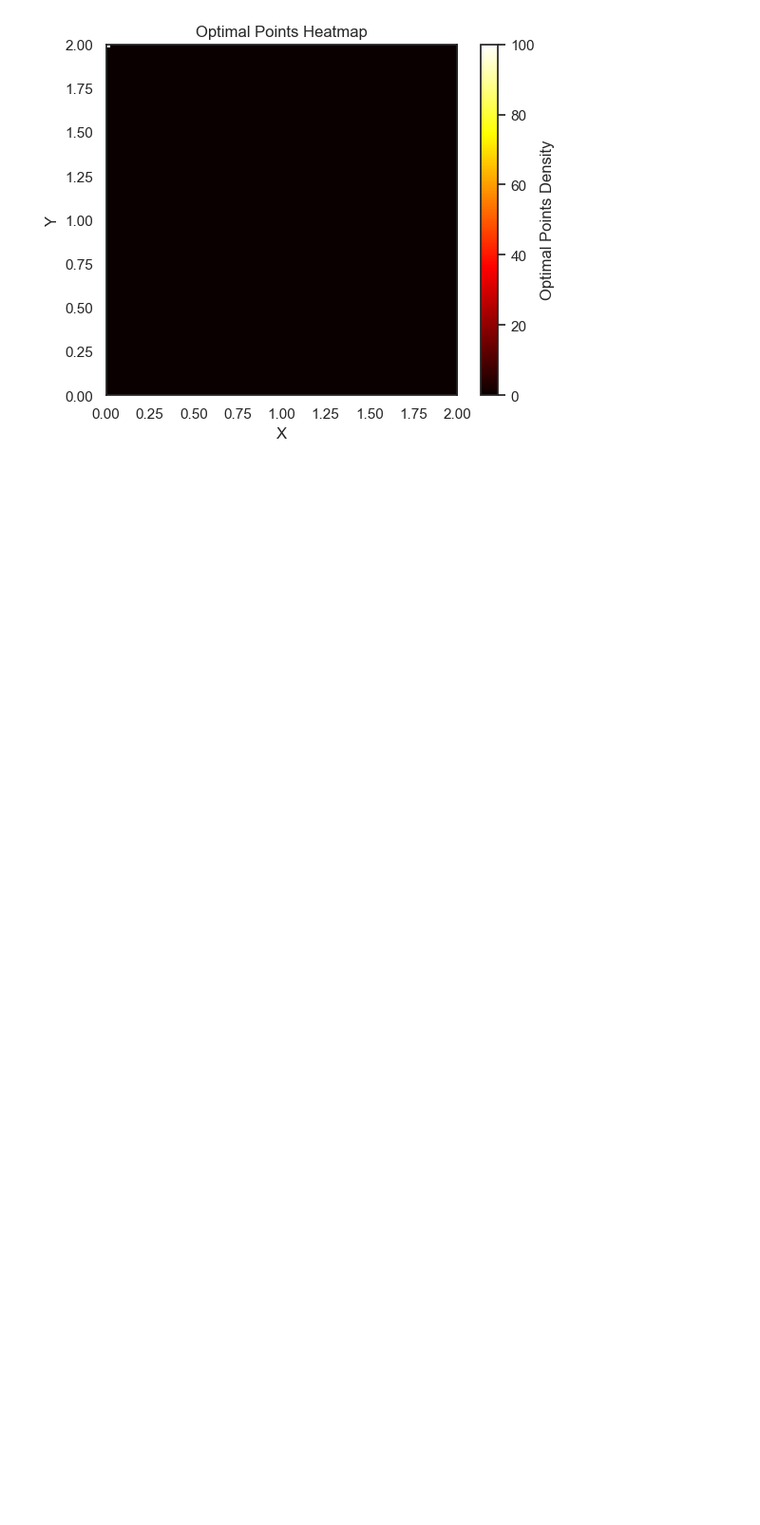
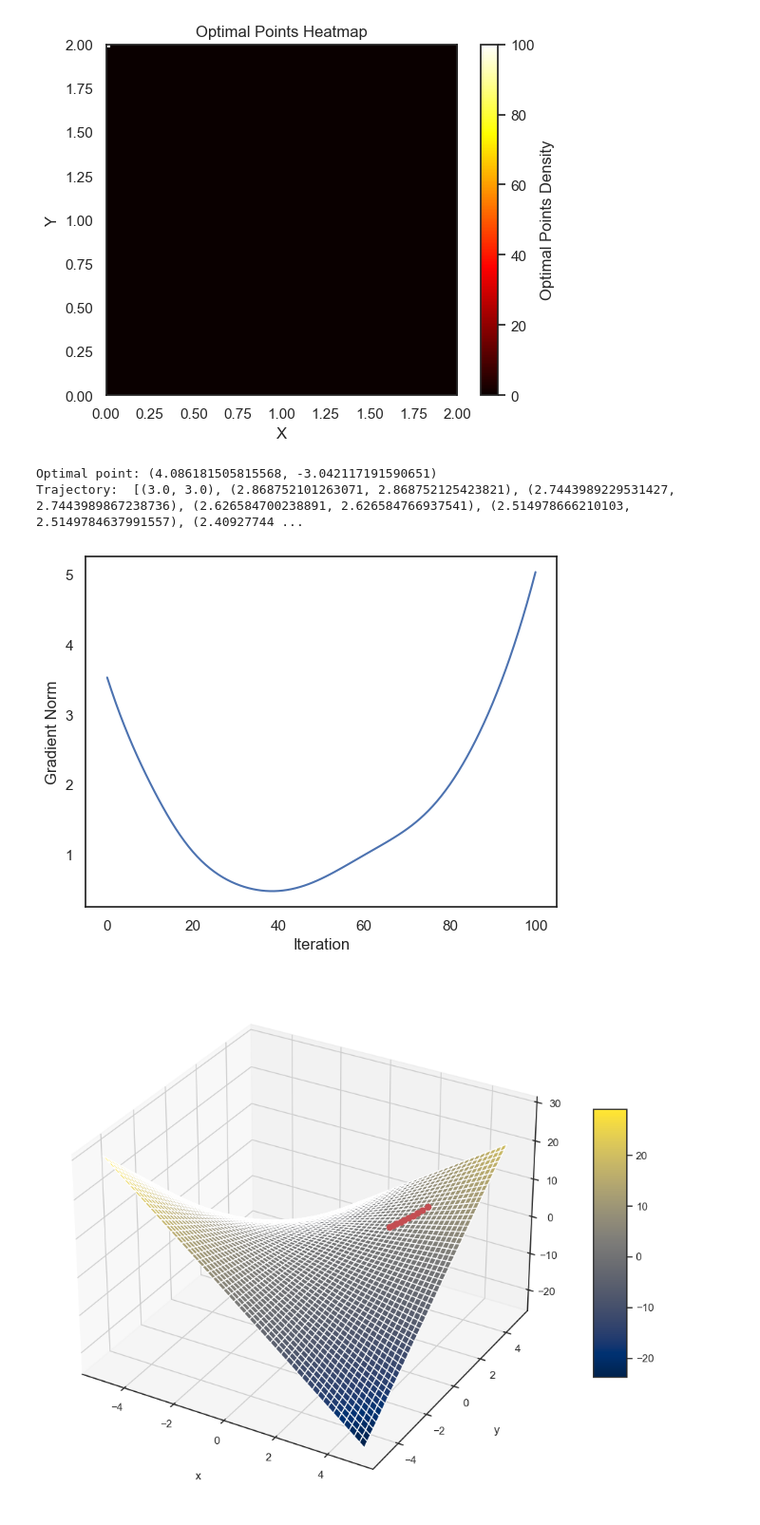
Before and after one commit to KataTech/OTFactorDiscovery, a Jupyter notebook: kai/optim.ipynb, the cells around one changed output. Shown at 95% size. Cells and saved outputs as stored; diff of their text form; code cells hidden in the pictures; blank space fills up the shorter version.

```diff
--- a/kai/optim.ipynb
+++ b/kai/optim.ipynb
@@ -72,4 +126,19 @@ def toy_grad_L_x(x, y):
 
 def toy_grad_L_y(x, y):
     return (x - 0.5) - (2/3) * (y - 0.75) * toy_exp_term(x, y)
+
+def toy_hessian_L_xx(x, y):
+    return (-2/3) * toy_exp_term(x, y) * (-2 * x**2 + 2 * x + 0.5)
+
+def toy_hessian_L_xy(x, y):
+    return 1 + (4/3) * (x - 0.5) * (y - 0.75) * toy_exp_term(x, y)
+
+def toy_hessian_L_yy(x, y):
+    return (-2/3) * toy_exp_term(x, y) * (-2 * y**2 + 3 * y - 0.125)
+# %%
+def toy_grad(z):
+    return np.array([toy_grad_L_x(z[0], z[1]), toy_grad_L_y(z[0], z[1])])
+
+def toy_hess(z):
+    return np.array([[toy_hessian_L_xx(z[0], z[1]), toy_hessian_L_xy(z[0], z[1])], [toy_hessian_L_xy(z[0], z[1]), toy_hessian_L_yy(z[0], z[1])]])
 # %%
@@ -193,3 +262,23 @@ def visualize_optimal_points(x_values, y_values):
 visualize_optimal_points(*run_trials(100))
 # %% [output]
 [figure]
+# %%
+np.random.seed(69)
+# set initial conditions and learning rate
+x_init = np.array([3])
+y_init = np.array([3])
+learning_rate = 0.05
+x, y, x_list, y_list, grad_list = itgw(toy_L, toy_grad, toy_hess, x_init, y_init, learning_rate, max_iter=100)
+# display the optimal point
+print("Optimal point: ({}, {})".format(x, y))
+# display the trajectory in list form
+print("Trajectory: ", [(x, y) for x, y in zip(x_list, y_list)])
+# visualize the change in gradient norm over iterations
+vis_plot(grad_list)
+# visualize the trajectory of the optimization algorithm over the function space
+plot_3D(toy_L, x_list[:10], y_list[:10], grid = [[-5, 5], [-5, 5]], fineness = 0.02)
+# %% [output]
+Optimal point: (4.086181505815568, -3.042117191590651)
+Trajectory:  [(3.0, 3.0), (2.868752101263071, 2.868752125423821), (2.7443989229531427, 2.7443989867238736), (2.626584700238891, 2.626584766937541), (2.514978666210103, 2.5149784637991557), (2.40927744 ...
+[figure, added]
+[figure, added]
```
Also changed, not shown: parts of 3 cells of this notebook.
